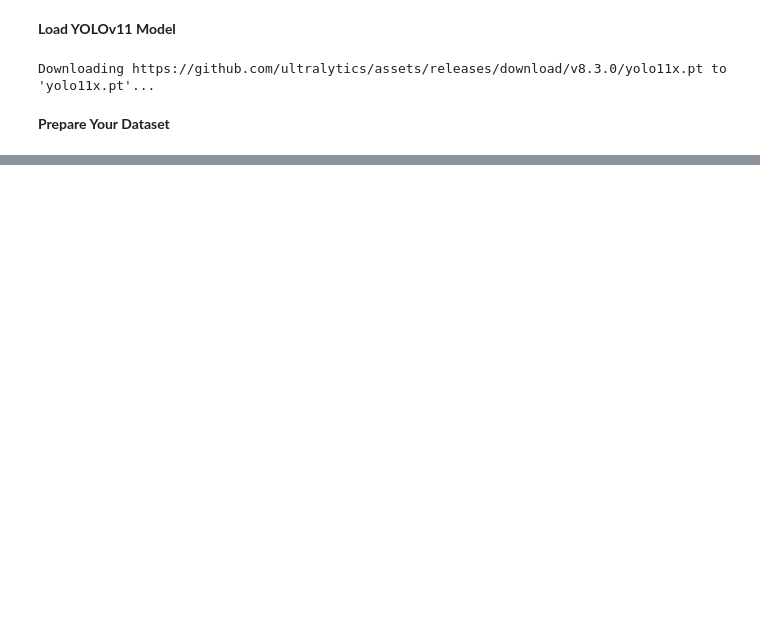
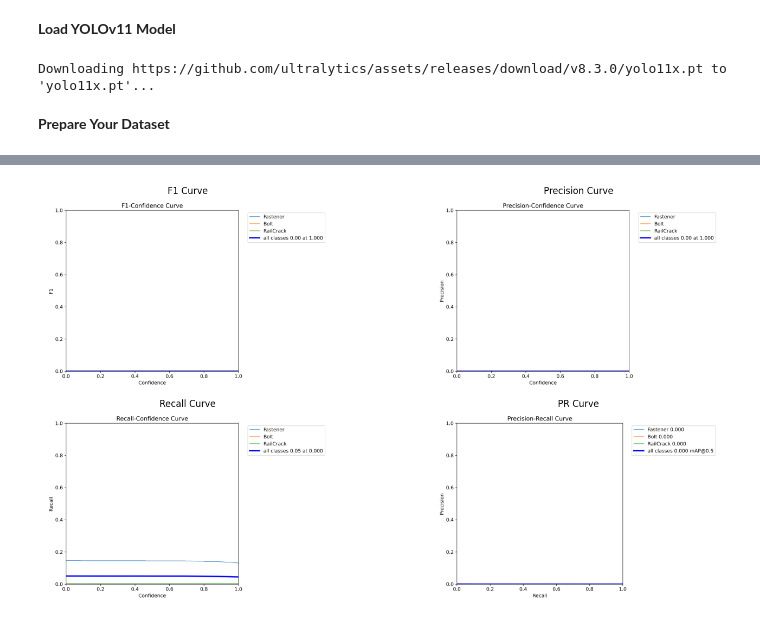
Before and after one commit to MdMehedi-Hassan/RailTrack-Inspector, a Jupyter notebook: Rail.ipynb, the cells around one changed output, grey strips where cells are left out. Drawn from its saved outputs; the diff is of its cells as text; code cells hidden in the pictures; blank space fills up the shorter version.

```diff
--- a/Rail.ipynb
+++ b/Rail.ipynb
@@ -113,0 +430,34 @@ Starting training for 100 epochs...
+# %%
+import cv2
+import matplotlib.pyplot as plt
+
+# Base directory
+base_dir = "/content/drive/MyDrive/runs/railway_defect_detection"
+
+# Metrics to display
+files = {
+    "F1 Curve": "F1_curve.png",
+    "Precision Curve": "P_curve.png",
+    "Recall Curve": "R_curve.png",
+    "PR Curve": "PR_curve.png"
+}
+
+# Plot all
+plt.figure(figsize=(16, 8))
+for idx, (title, filename) in enumerate(files.items(), 1):
+    img_path = f"{base_dir}/{filename}"
+    img = cv2.imread(img_path)
+    if img is None:
+        print(f"⚠️ Could not load {filename}")
+        continue
+    img = cv2.cvtColor(img, cv2.COLOR_BGR2RGB)
+
+    plt.subplot(2, 2, idx)
+    plt.imshow(img)
+    plt.title(title)
+    plt.axis('off')
+
+plt.tight_layout()
+plt.show()
+# %% [output]
+[figure, added]
```
Also changed, not shown: parts of 21 cells of this notebook.
